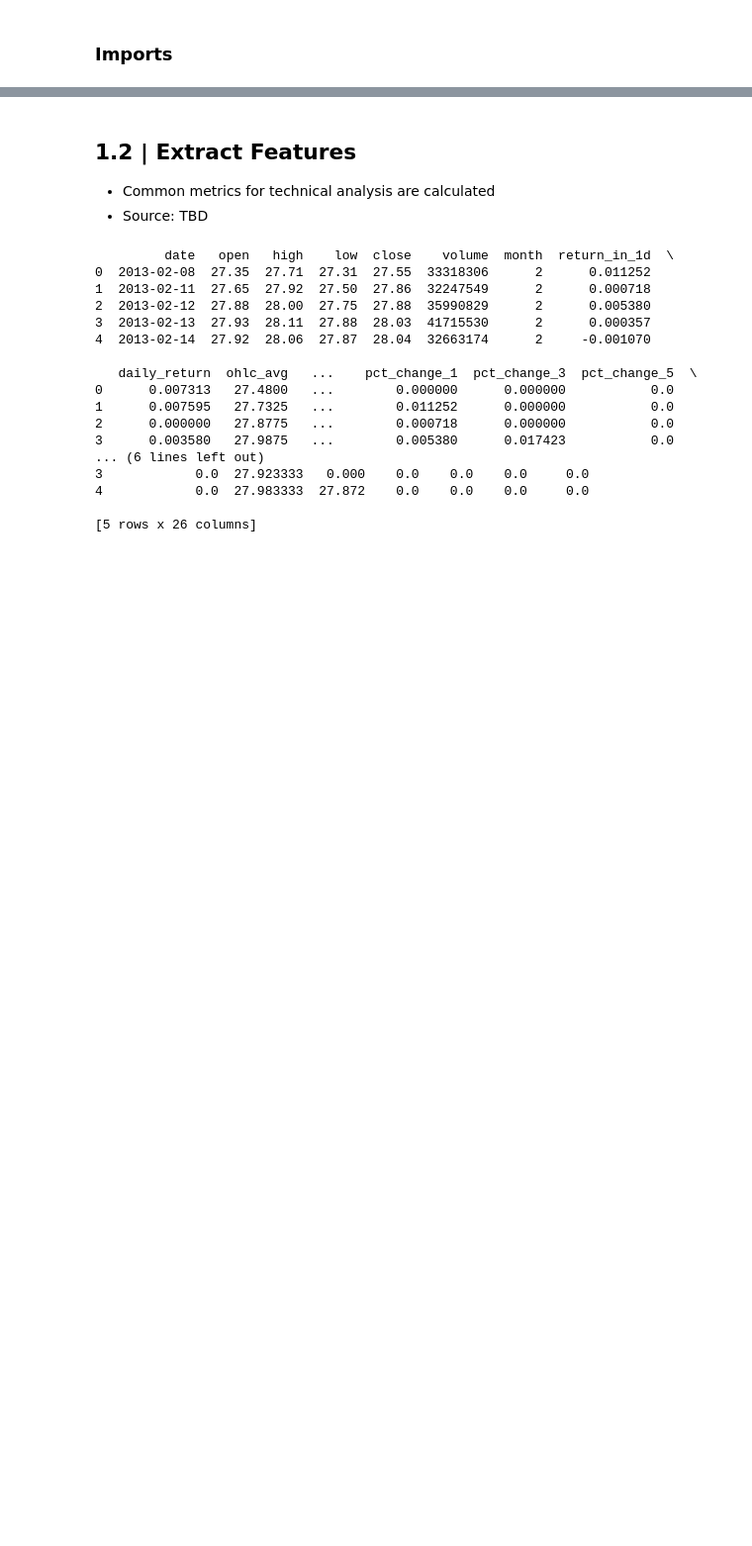
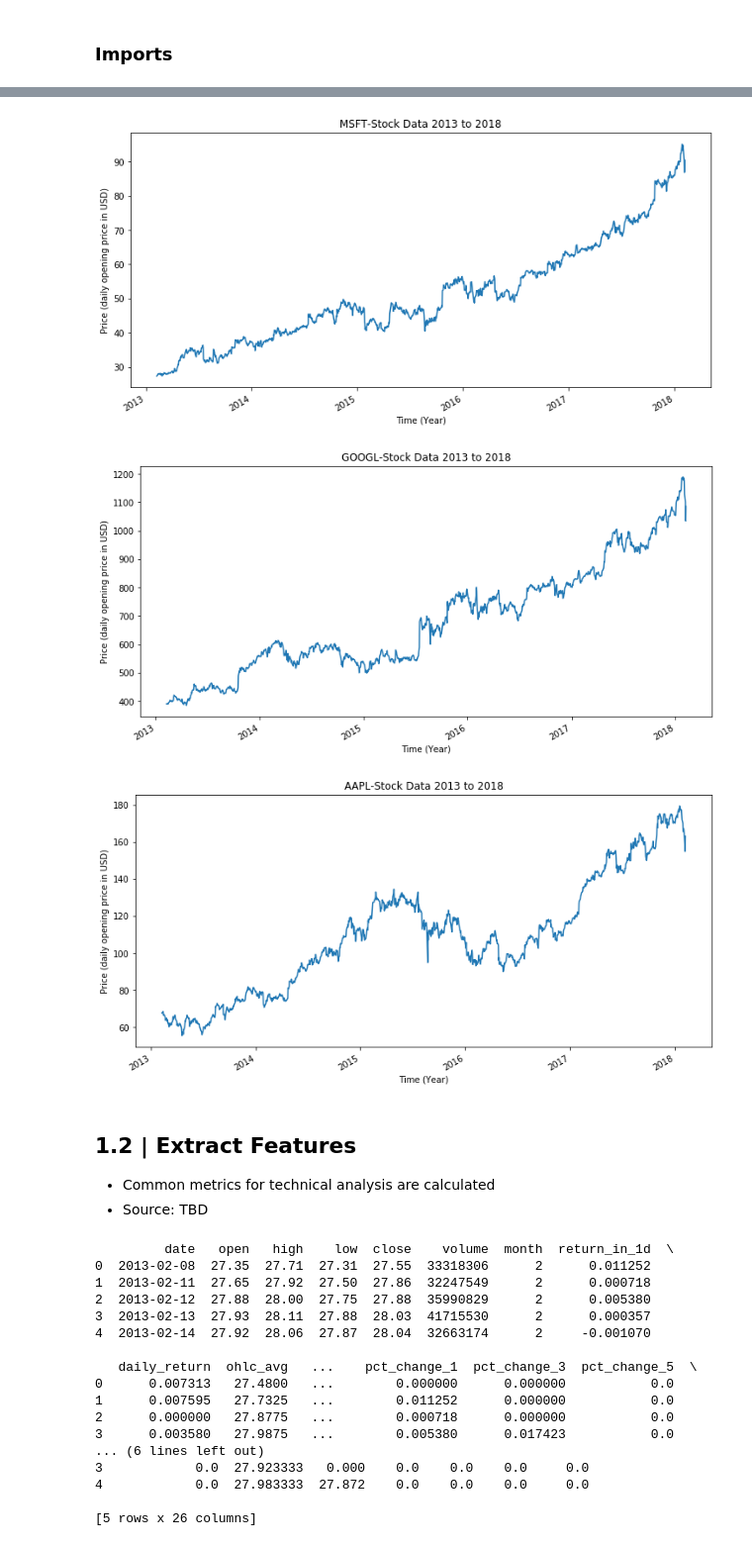
Before and after one commit to feschu/BSc-Thesis-ML, a Jupyter notebook: Evaluation of DT and RF Classifiers in the Financial Domain.ipynb, the cells around one changed output, grey strips where cells are left out. Shown at 99% size. Drawn from its saved outputs; the diff is of its cells as text; code cells hidden in the pictures; blank space fills up the shorter version.

Commit message:
Loading datasets and plotting with correct date axis displayed

```diff
--- a/Evaluation of DT and RF Classifiers in the Financial Domain.ipynb
+++ b/Evaluation of DT and RF Classifiers in the Financial Domain.ipynb
@@ -35,10 +17,10 @@
 import pandas as pd
 import numpy as np
 
-# Machine learning library
-from sklearn.dummy import DummyClassifier
+# Machine learning
 from sklearn.tree import DecisionTreeClassifier
 from sklearn.ensemble import RandomForestClassifier
+from sklearn.dummy import DummyClassifier
 from sklearn.model_selection import train_test_split, cross_val_score, TimeSeriesSplit, GridSearchCV
 from sklearn import metrics
 
@@ -48,11 +30,10 @@ import matplotlib.pyplot as plt
 import seaborn as sns
 from IPython.display import display
 
-# Define filenames for .CSV datasets
-microsoft = "Datasets/Kaggle_SnP500_MSFT_2013-2018.csv"
-google = "Datasets/Kaggle_SnP500_GOOGL_2013-2018.csv"
-apple = "Datasets/Kaggle_SnP500_AAPL_2013-2018.csv"
-# TBD: Const Veriablen UPPER CASE!
+# Define constant filenames for .CSV datasets
+MICROSOFT_DATA = "Datasets/Kaggle_SnP500_MSFT_2013-2018.csv"
+GOOGLE_DATA = "Datasets/Kaggle_SnP500_GOOGL_2013-2018.csv"
+APPLE_DATA = "Datasets/Kaggle_SnP500_AAPL_2013-2018.csv"
 # %% [markdown]
 # 1 | Data Preparation Stage
 - Load data, adjust columns as needed and extract features
@@ -64,44 +45,48 @@ apple = "Datasets/Kaggle_SnP500_AAPL_2013-2018.csv"
 # %%
-def load_OHLC_data(filename="Datasets/Kaggle_SnP500_MSFT_2013-2018.csv"):
+def load_OHLC_data(filename=MICROSOFT_DATA):
     """
-    Loads basic stock data (date, name, open, high, low, close) from a given .CSV file and returns DataFrame.
-    Not needed categorical columns are dropped, and necessary columns (e.g. classification target) are added.
+    Loads basic stock data (date, name, open, high, low, close) from a given .CSV file and returns a corresponding DataFrame.
+    Unnecessary categorical columns are dropped, and necessary columns (e.g. classification target) are added.
     """
     try:
         df = pd.read_csv(filename)
 
+        # Visualize loaded time series data
+        df["date"] = pd.to_datetime(df["date"])
+        df.plot(x='date', y='open', figsize=(12,6), legend=None)
+        plt.xlabel('Time (Year)')
+        plt.ylabel('Price (daily opening price in USD)')
+        plt.title(df["Name"][0] + '-Stock Data 2013 to 2018');
+        plt.savefig("./Plots/" + df["Name"][0] + "-Stock-Price-Plot.jpeg")
+
         # Drop not needed categorical columns
         df = df.drop(columns=["Name"])
+
         # Convert date to month to possibly detect cyclicality (e.g. christmas effect) in time series
         df["month"] = df["date"].astype("datetime64[ns]").dt.month
 
-        # Create basis for classification target variable. Trading strategy: Buy at end of today, sell at end of tomorrow
+        # Create basis for classification target variable
         df["return_in_1d"] = df["close"].shift(-1)/df["close"]-1
         # df["return_in_3d"] = df["close"].shift(-3)/df["close"]-1
         # df["return_in_5d"] = df["close"].shift(-5)/df["close"]-1
         # df["return_in_10d"] = df["close"].shift(-10)/df["close"]-1
-        # df["return_in_20d"] = df["close"].shift(-20)/df["close"]-1
+        # df["return_in_30d"] = df["close"].shift(-20)/df["close"]-1
+        # df["return_in_100d"] = df["close"].shift(-20)/df["close"]-1
+        # df["return_in_365"] = df["close"].shift(-20)/df["close"]-1
 
-        # print("Loaded DataFrame has the following columns:")
-        # for col in df:
-        #     print("Column \'" + col + "\' with type", type(df[col][0]), ", e.g.", df[col][0])
-        # print("df.head():")
-        # print(df.head())
-
-        # # Visualize loaded time series data
-        # df["ohlc_avg"] = df[["open", "high", "low", "close"]].mean(axis=1)
-        # df.plot(x='date', y='ohlc_avg', figsize=(12,6), legend=None)
-        # plt.xlabel('Date')
-        # plt.ylabel('Price (Daily OHLC-Average in USD)')
-        # plt.title('Microsoft Stock Data 2013 to 2018');
-        # plt.savefig("./plots/DataPreparation_MSFT-Stock-Price-Plot.jpeg")
+        print("Loaded DataFrame has the following columns:")
+        for col in df:
+            print("Column \'" + col + "\' with type", type(df[col][0]), ", e.g.", df[col][0])
+        print("df.head():")
+        print(df.head())
 
         return df
     except:
-        print("Sorry, failed to find or load OHLC data from file with name \'"
-              + filename + "\'. Please provide well-formed CSV file with stock data")
+        print("Error, failed to find or load OHLC data from file with name \'"
+              + filename + "\'. Please provide well-formed CSV file with OHLC stock data")
 
 
-df_MSFT = load_OHLC_data(microsoft)
-# df_AAPL = load_OHLC_data("Kaggle_SnP500_AAPL_2013-2018.csv")
-# df_GOOGL = load_OHLC_data("Kaggle_SnP500_GOOGL_2013-2018.csv")
+df_MSFT = load_OHLC_data(MICROSOFT_DATA)
+df_AAPL = load_OHLC_data(GOOGLE_DATA)
+df_GOOGL = load_OHLC_data(APPLE_DATA)
+# %% [output]
@@ -108,3 +110,6 @@ df_MSFT = load_OHLC_data(microsoft)
+[figure, added]
+[figure, added]
+[figure, added]
 # %% [markdown]
 ## 1.2 | Extract Features
 - Common metrics for technical analysis are calculated
```
Also changed, not shown: parts of 3 cells of this notebook.
